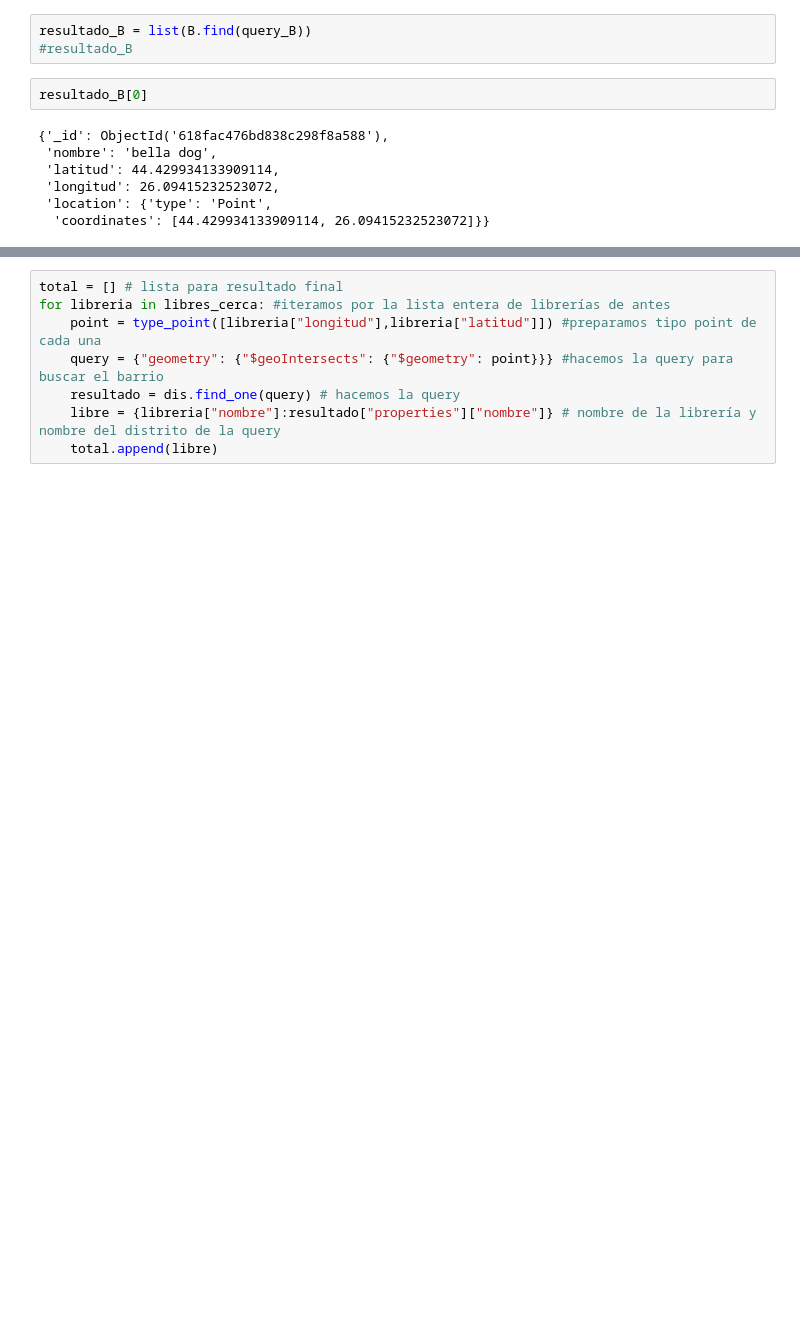
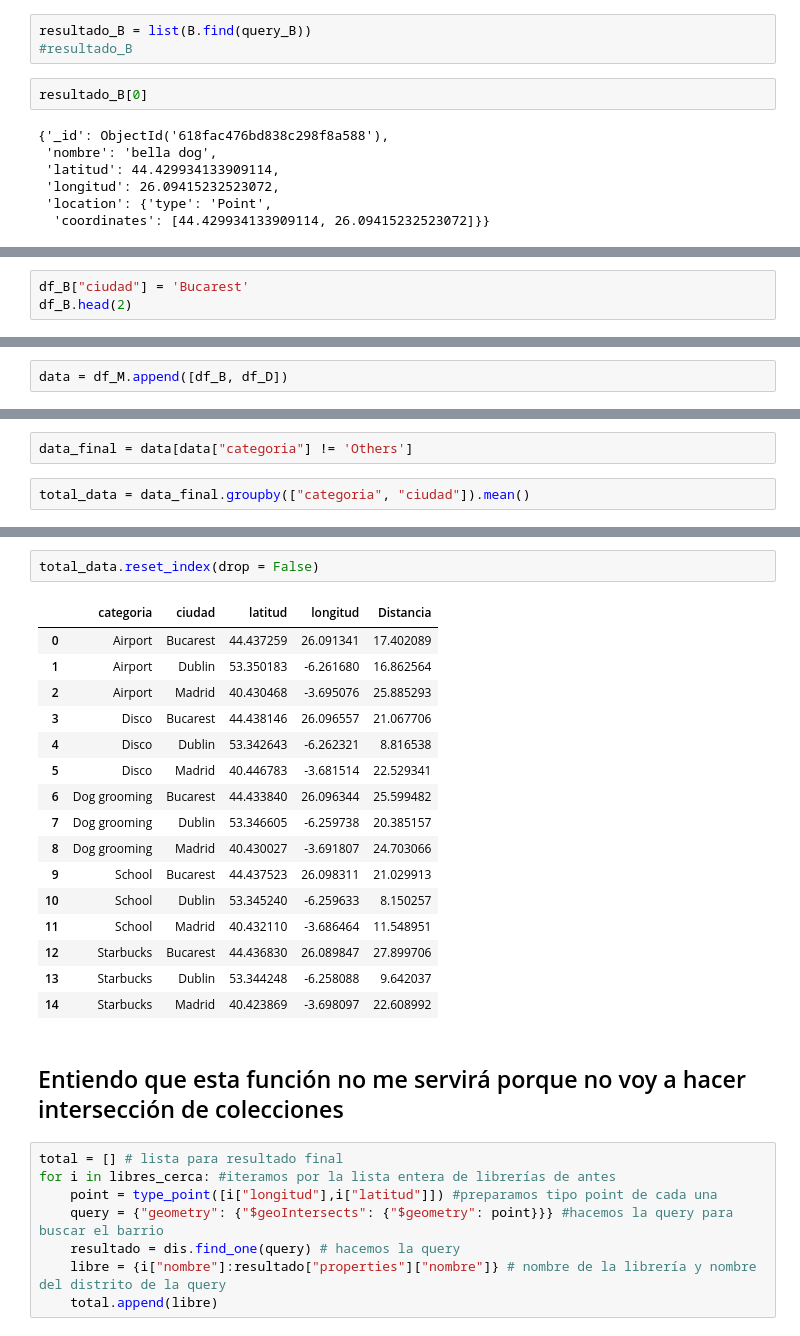
Before and after one commit to daniela-arias/Project-Geospatial, a Jupyter notebook: Notebooks/Geospatial_queries.ipynb, the cells around one changed output, grey strips where cells are left out. Drawn from its saved outputs; the diff is of its cells as text; blank space fills up the shorter version.

```diff
--- a/Notebooks/Geospatial_queries.ipynb
+++ b/Notebooks/Geospatial_queries.ipynb
@@ -124,0 +240,3 @@ resultado_B[0]
+# %%
+df_B["ciudad"] = 'Bucarest'
+df_B.head(2)
@@ -124,0 +249,2 @@ resultado_B[0]
+# %%
+data = df_M.append([df_B, df_D])
@@ -124,0 +255,4 @@ resultado_B[0]
+# %%
+data_final = data[data["categoria"] != 'Others']
+# %%
+total_data = data_final.groupby(["categoria", "ciudad"]).mean()
@@ -125,8 +279,29 @@ resultado_B[0]
+# %%
+total_data.reset_index(drop = False)
+# %% [output]
+|  | categoria | ciudad | latitud | longitud | Distancia |
+| 0 | Airport | Bucarest | 44.437259 | 26.091341 | 17.402089 |
+| 1 | Airport | Dublin | 53.350183 | -6.261680 | 16.862564 |
+| 2 | Airport | Madrid | 40.430468 | -3.695076 | 25.885293 |
+| 3 | Disco | Bucarest | 44.438146 | 26.096557 | 21.067706 |
+| 4 | Disco | Dublin | 53.342643 | -6.262321 | 8.816538 |
+| 5 | Disco | Madrid | 40.446783 | -3.681514 | 22.529341 |
+| 6 | Dog grooming | Bucarest | 44.433840 | 26.096344 | 25.599482 |
+| 7 | Dog grooming | Dublin | 53.346605 | -6.259738 | 20.385157 |
+| 8 | Dog grooming | Madrid | 40.430027 | -3.691807 | 24.703066 |
+| 9 | School | Bucarest | 44.437523 | 26.098311 | 21.029913 |
+| 10 | School | Dublin | 53.345240 | -6.259633 | 8.150257 |
+| 11 | School | Madrid | 40.432110 | -3.686464 | 11.548951 |
+| 12 | Starbucks | Bucarest | 44.436830 | 26.089847 | 27.899706 |
+| 13 | Starbucks | Dublin | 53.344248 | -6.258088 | 9.642037 |
+| 14 | Starbucks | Madrid | 40.423869 | -3.698097 | 22.608992 |
+# %% [markdown]
+## Entiendo que esta función no me servirá porque no voy a hacer intersección de colecciones
 # %%
 total = [] # lista para resultado final
-for libreria in libres_cerca: #iteramos por la lista entera de librerías de antes
-    point = type_point([libreria["longitud"],libreria["latitud"]]) #preparamos tipo point de cada una
+for i in libres_cerca: #iteramos por la lista entera de librerías de antes
+    point = type_point([i["longitud"],i["latitud"]]) #preparamos tipo point de cada una
     query = {"geometry": {"$geoIntersects": {"$geometry": point}}} #hacemos la query para buscar el barrio
     resultado = dis.find_one(query) # hacemos la query
-    libre = {libreria["nombre"]:resultado["properties"]["nombre"]} # nombre de la librería y nombre del distrito de la query
+    libre = {i["nombre"]:resultado["properties"]["nombre"]} # nombre de la librería y nombre del distrito de la query
     total.append(libre)
```
Also changed, not shown: parts of 42 cells of this notebook, 1 other file.
